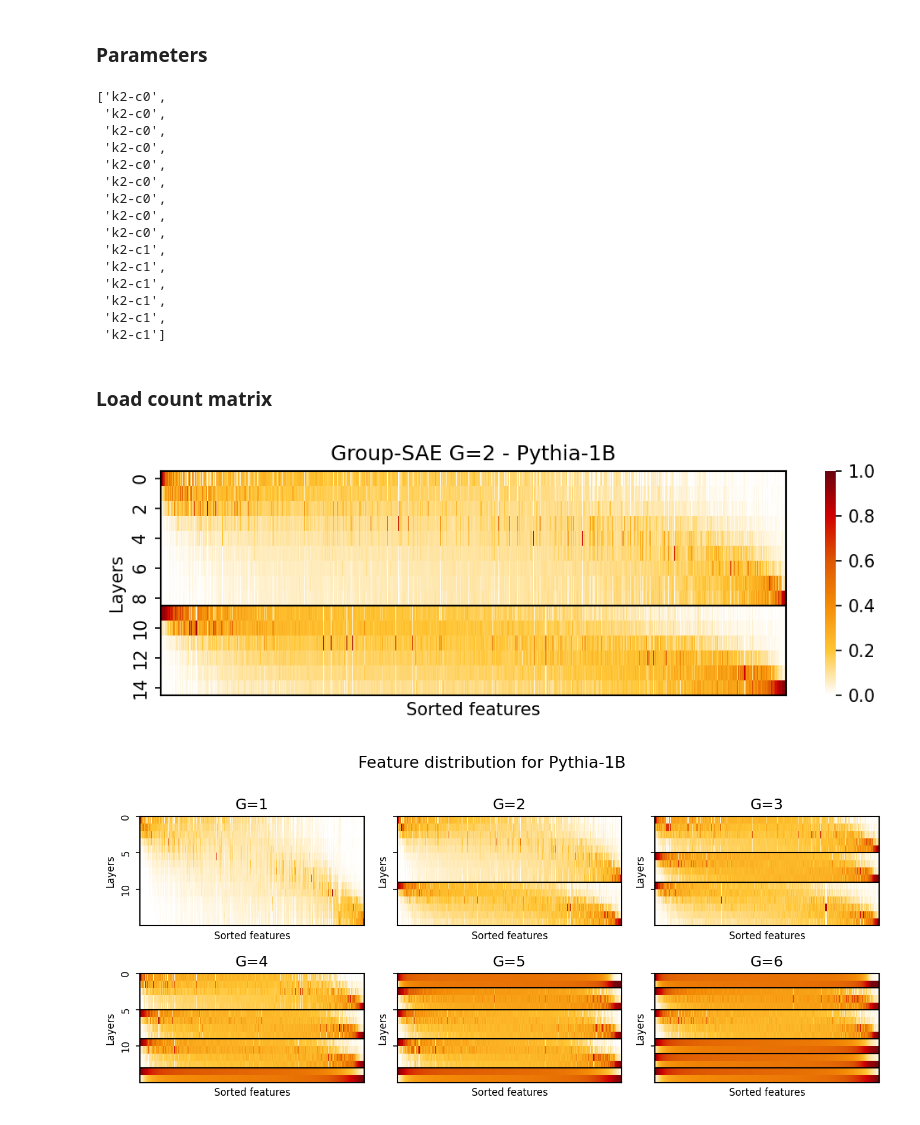
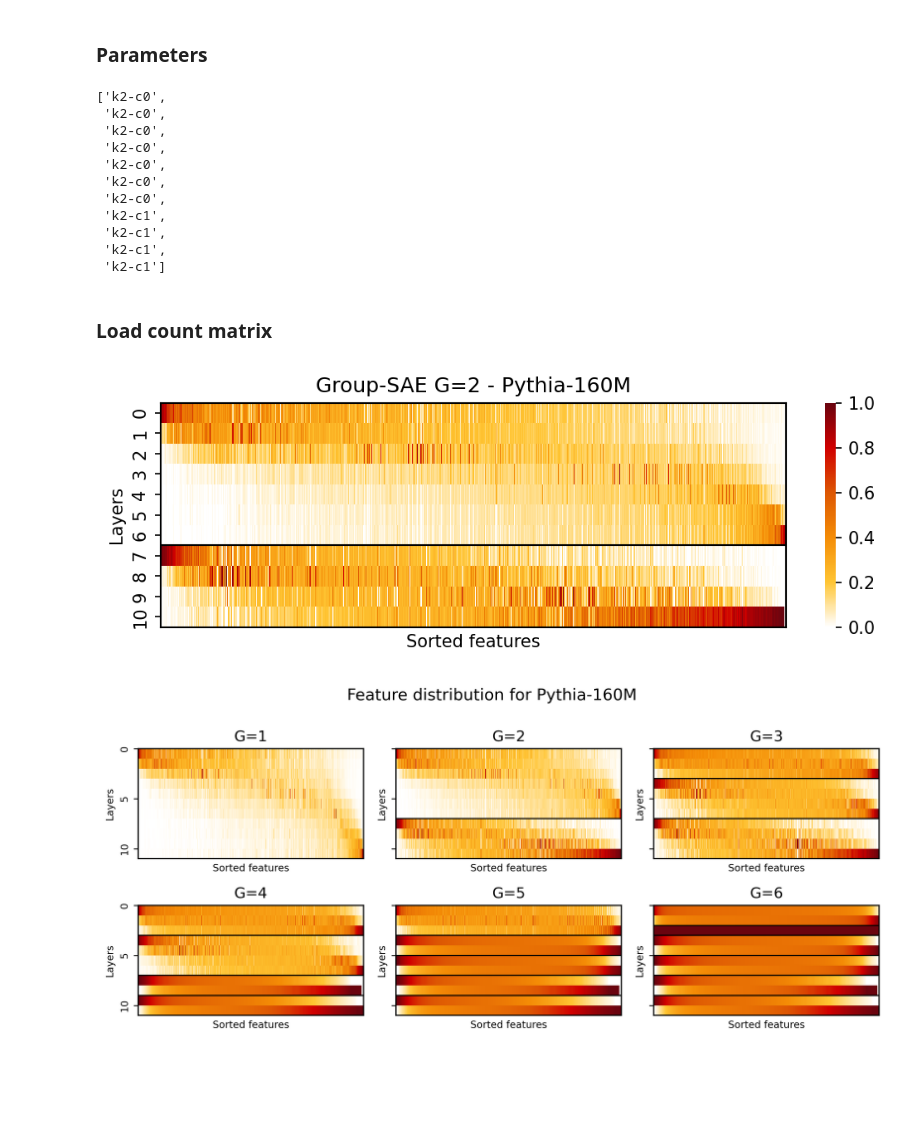
Before and after one commit to ghidav/group-sae, a Jupyter notebook: feature_spreading/analysis.ipynb, the cells around one changed output. Cells and saved outputs as stored; diff of their text form; code cells hidden in the pictures; blank space fills up the shorter version.

```diff
--- a/feature_spreading/analysis.ipynb
+++ b/feature_spreading/analysis.ipynb
@@ -9,7 +9,7 @@ from group_sae.utils import load_cluster_map
 # %% [markdown]
 ### Parameters
 # %%
-size = "1b"
+size = "160m"
 model_name = f"pythia-{size}"
 max_tokens = 1_000_000
 count_dir = "./counts"
@@ -21,8 +21,6 @@ cluster_ids = cluster_map[str(K)]
 cluster_ids
 # %% [output]
 ['k2-c0',
- 'k2-c0',
- 'k2-c0',
  'k2-c0',
  'k2-c0',
  'k2-c0',
@@ -32,8 +30,6 @@ cluster_ids
  'k2-c1',
  'k2-c1',
  'k2-c1',
- 'k2-c1',
- 'k2-c1',
  'k2-c1']
 # %% [markdown]
 ### Load count matrix
@@ -95,7 +91,7 @@ for row in cluster_changes:
 plt.tight_layout()
 plt.show()
 # %% [output]
-[figure, old version]
+[figure, new version]
 # %%
 import os
 from math import ceil
@@ -127,7 +123,7 @@ n_cols = 3
 n_rows = ceil(n_K / n_cols)
 
 fig, axes = plt.subplots(
-    n_rows, n_cols, figsize=(3 * n_cols, 2 * n_rows), dpi=150, sharex=True, sharey=True
+    n_rows, n_cols, figsize=(3 * n_cols, 2 * n_rows), dpi=300, sharex=True, sharey=True
 )
 axes = axes.flatten()  # Flatten the axes array for easy iteration
 
@@ -168,31 +164,31 @@ for i, K in enumerate(Ks):
     yticks = np.arange(0, plot_mat.shape[0], 5)
     yticks_labels = [str(i) for i in yticks]
     ax.set_yticks(yticks)
     ax.set_yticklabels(yticks_labels, fontsize=8)
     ax.set_ylabel("Layers", fontsize=8)
     ax.set_xlabel("Sorted features", fontsize=8)
 
     # Add a border around the heatmap
     for _, spine in ax.spines.items():
         spine.set_visible(True)
         spine.set_linewidth(1)
         spine.set_color("black")
 
     # Add horizontal lines where cluster_ids change
     cluster_changes = [
         j for j in range(1, len(cluster_ids)) if cluster_ids[j] != cluster_ids[j - 1]
     ]
     n_cols_heatmap = plot_mat.shape[1]
     for row in cluster_changes:
         ax.hlines(y=row, xmin=0, xmax=n_cols_heatmap, color="black", linewidth=1)
 
 # Turn off any unused subplots
 for j in range(i + 1, len(axes)):
     axes[j].axis("off")
 
 fig.suptitle(f"Feature distribution for {model_name.title()}", fontsize=13, y=1.0)
 plt.tight_layout()
 os.makedirs("imgs", exist_ok=True)
 plt.savefig(f"imgs/feat_spread_{model_name}.png", bbox_inches="tight", dpi=300)
 # %% [output]
-[figure, old version]
+[figure, new version]
```
Also changed, not shown: 6 other files.
